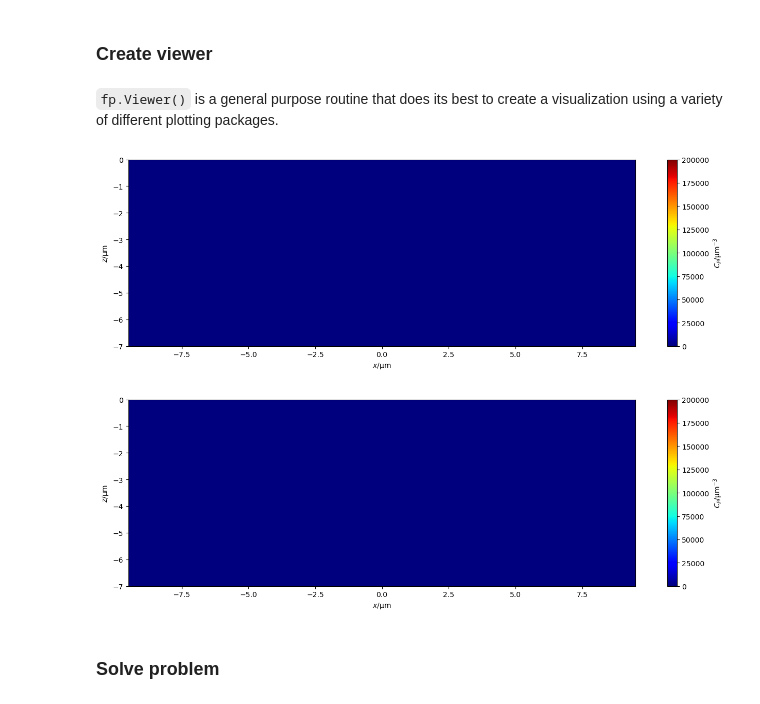
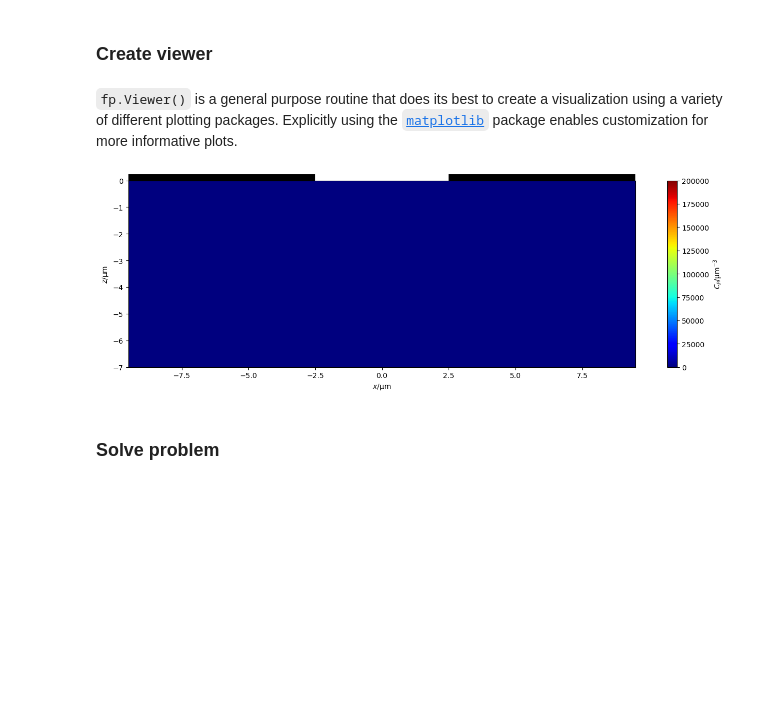
Before and after one commit to guyer/icmed_kinetics_module, a Jupyter notebook: 3.Diffusion_2D.ipynb, the cells around one changed output. Drawn from its saved outputs; the diff is of its cells as text; code cells hidden in the pictures; blank space fills up the shorter version.

```diff
--- a/3.Diffusion_2D.ipynb
+++ b/3.Diffusion_2D.ipynb
@@ -92,15 +92,16 @@ CP.constrain(CPsurf, where=mask_aperture)
 # %% [markdown]
 ### Create viewer
 # %% [markdown]
-`fp.Viewer()` is a general purpose routine that does its best to create a visualization using a variety of different plotting packages.
+`fp.Viewer()` is a general purpose routine that does its best to create a visualization using a variety of different plotting packages. Explicitly using the [`matplotlib`](https://matplotlib.org) package enables customization for more informative plots.
 # %%
-viewer = fp.Viewer(vars=CP, datamin=0.0, datamax=CB)
+viewer = fp.MatplotlibViewer(vars=CP, datamin=0.0, datamax=CB)
 viewer.axes.set_xlabel(r"$x / \mathrm{\mu m}$")
 viewer.axes.set_ylabel(r"$z / \mathrm{\mu m}$")
-viewer.plot()
+# draw the mask
+_ = viewer.axes.plot([-9.5, -2.5], [0.1, 0.1], [2.5, 9.5], [0.1, 0.1],
+                     linewidth=10, color="black", clip_on=False, solid_capstyle="butt")
 # %% [output]
-[figure, old version]
+[figure, new version]
-[figure, removed]
 # %% [markdown]
 ### Solve problem
 # %% [markdown]
```
Also changed, not shown: parts of 2 cells of this notebook, 1 other file.
